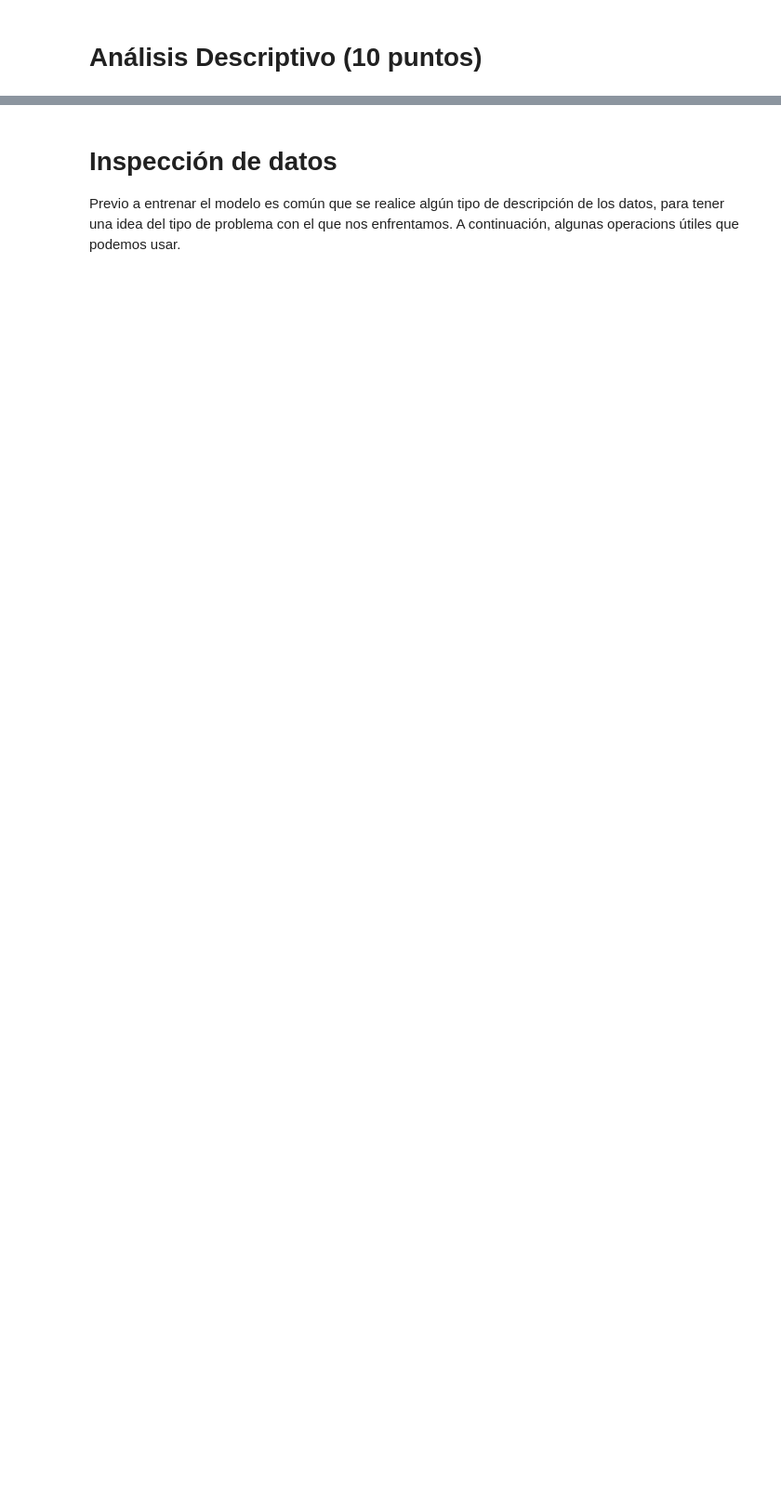
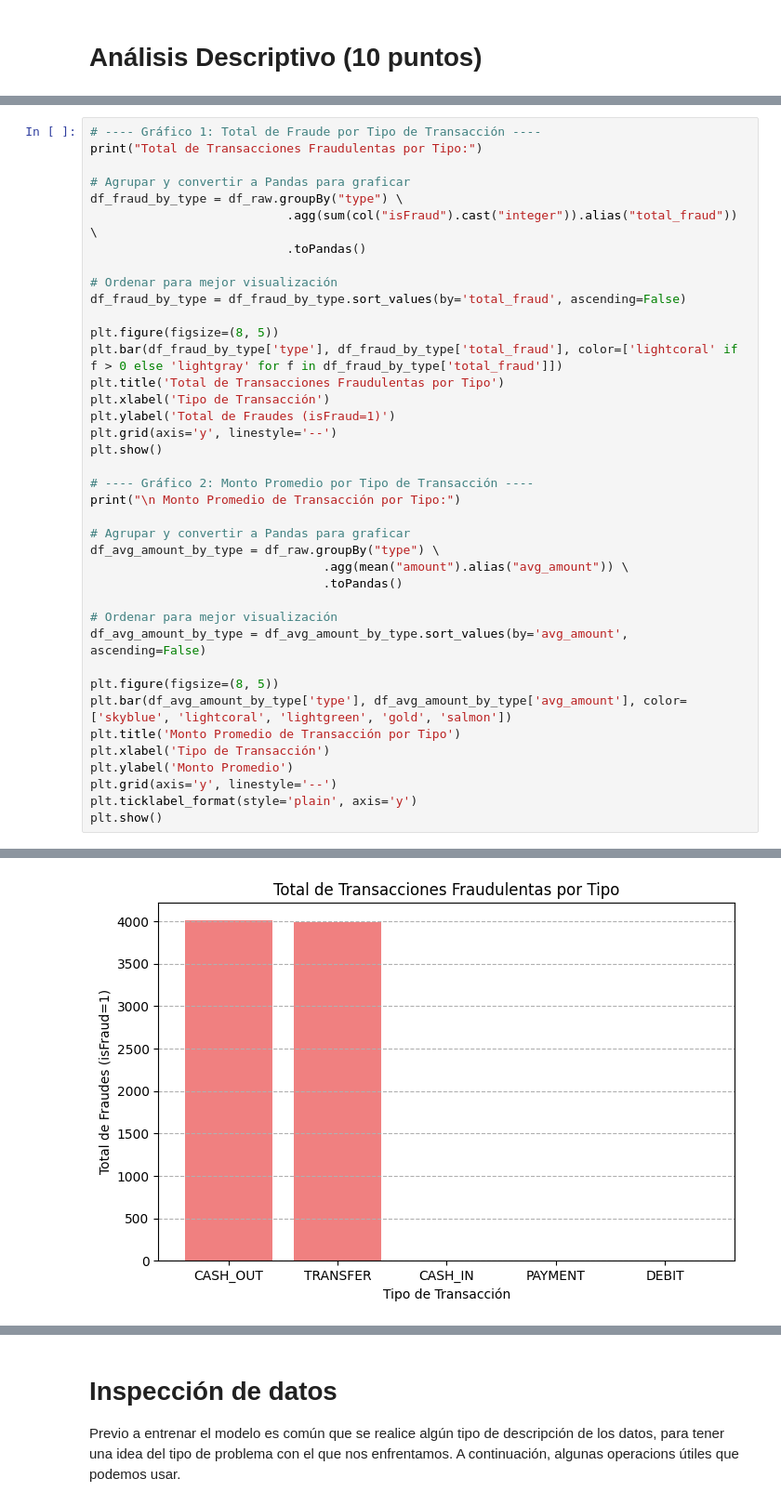
Before and after one commit to ValeriaGA/Big_Data_Course, a Jupyter notebook: Tarea 3/BigData-tarea3.ipynb, the cells around one changed output, grey strips where cells are left out. Shown at 93% size. Cells and saved outputs as stored; diff of their text form; blank space fills up the shorter version.

```diff
--- a/Tarea 3/BigData-tarea3.ipynb
+++ b/Tarea 3/BigData-tarea3.ipynb
@@ -186,0 +255,40 @@ correct_types_df \
+# %%
+# ---- Gráfico 1: Total de Fraude por Tipo de Transacción ----
+print("Total de Transacciones Fraudulentas por Tipo:")
+
+# Agrupar y convertir a Pandas para graficar
+df_fraud_by_type = df_raw.groupBy("type") \
+                           .agg(sum(col("isFraud").cast("integer")).alias("total_fraud")) \
+                           .toPandas()
+
+# Ordenar para mejor visualización
+df_fraud_by_type = df_fraud_by_type.sort_values(by='total_fraud', ascending=False)
+
+plt.figure(figsize=(8, 5))
+plt.bar(df_fraud_by_type['type'], df_fraud_by_type['total_fraud'], color=['lightcoral' if f > 0 else 'lightgray' for f in df_fraud_by_type['total_fraud']])
+plt.title('Total de Transacciones Fraudulentas por Tipo')
+plt.xlabel('Tipo de Transacción')
+plt.ylabel('Total de Fraudes (isFraud=1)')
+plt.grid(axis='y', linestyle='--')
+plt.show()
+
+# ---- Gráfico 2: Monto Promedio por Tipo de Transacción ----
+print("\n Monto Promedio de Transacción por Tipo:")
+
+# Agrupar y convertir a Pandas para graficar
+df_avg_amount_by_type = df_raw.groupBy("type") \
+                                .agg(mean("amount").alias("avg_amount")) \
+                                .toPandas()
+
+# Ordenar para mejor visualización
+df_avg_amount_by_type = df_avg_amount_by_type.sort_values(by='avg_amount', ascending=False)
+
+plt.figure(figsize=(8, 5))
+plt.bar(df_avg_amount_by_type['type'], df_avg_amount_by_type['avg_amount'], color=['skyblue', 'lightcoral', 'lightgreen', 'gold', 'salmon'])
+plt.title('Monto Promedio de Transacción por Tipo')
+plt.xlabel('Tipo de Transacción')
+plt.ylabel('Monto Promedio')
+plt.grid(axis='y', linestyle='--')
+plt.ticklabel_format(style='plain', axis='y')
+plt.show()
+# %% [output]
@@ -186,0 +296 @@ correct_types_df \
+[figure, added]
```
Also changed, not shown: parts of 41 cells of this notebook, 10 other files.
